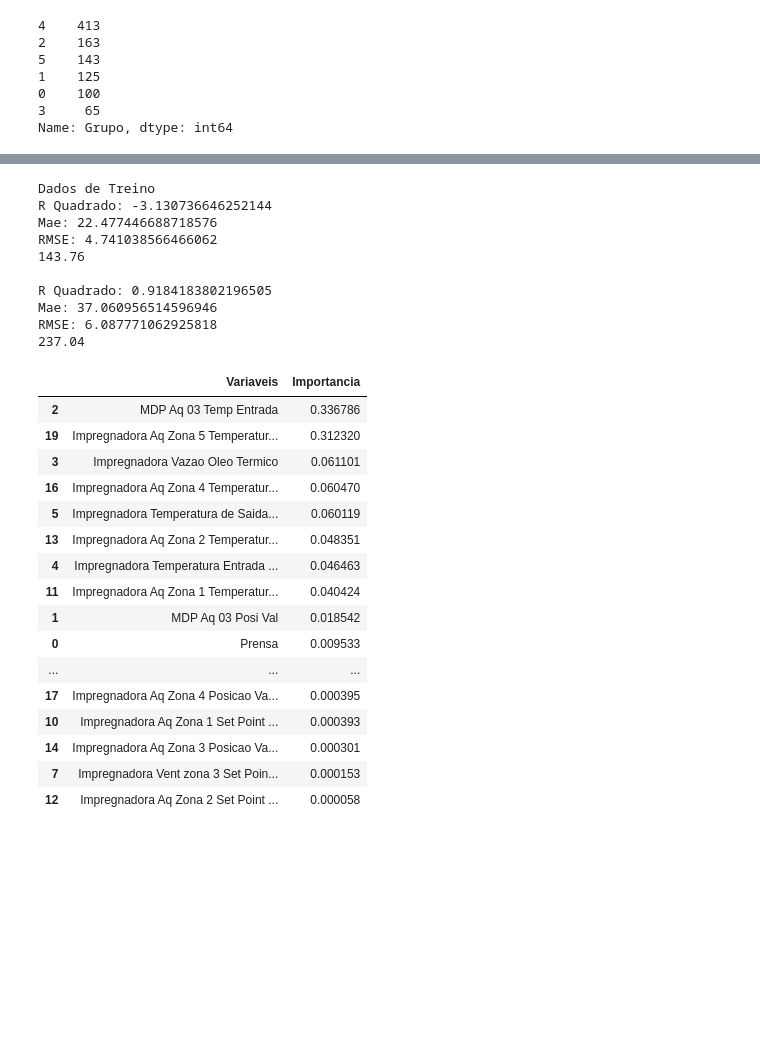
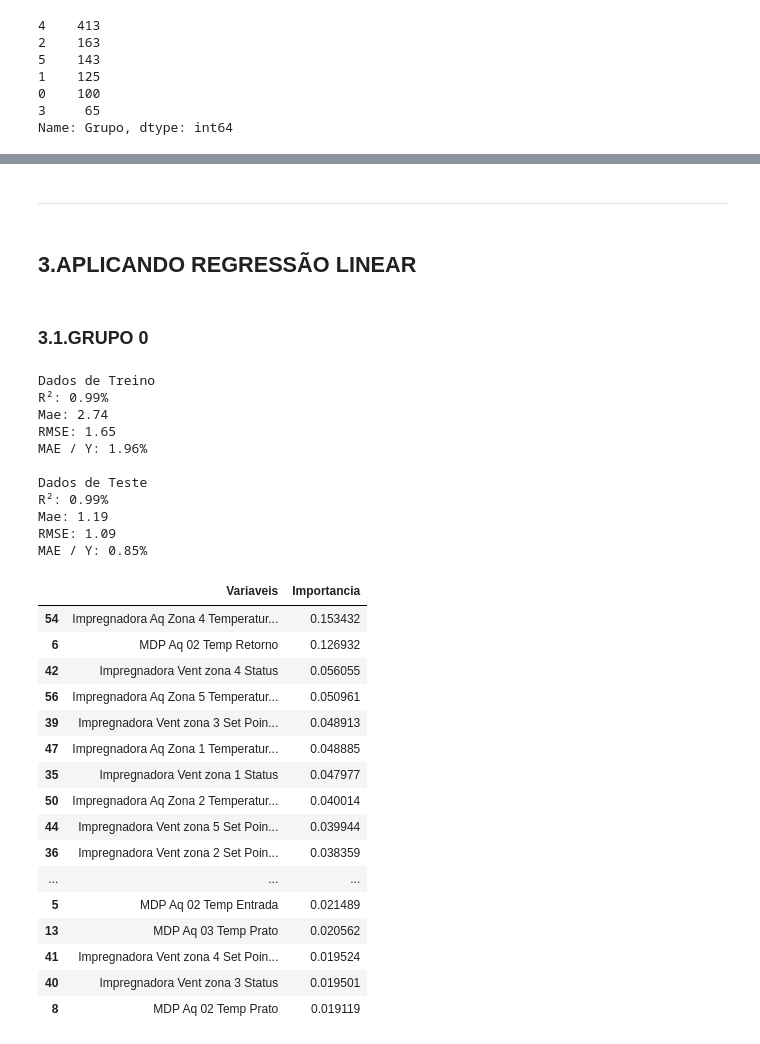
Before and after one commit to j2evaldo/impregnadora, a Jupyter notebook: trampo2.ipynb, the cells around one changed output, grey strips where cells are left out. Drawn from its saved outputs; the diff is of its cells as text; code cells hidden in the pictures; blank space fills up the shorter version.

```diff
--- a/trampo2.ipynb
+++ b/trampo2.ipynb
@@ -437,31 +222,4 @@ RMSE: 1.1451958331433878
-# %%
-grupo5 = df4.query('Grupo == 5')
-regressao(grupo5)
-# %% [output]
-Dados de Treino
-R Quadrado: -3.130736646252144
-Mae: 22.477446688718576
-RMSE: 4.741038566466062
-143.76
-
-R Quadrado: 0.9184183802196505
-Mae: 37.060956514596946
-RMSE: 6.087771062925818
-237.04
-|  | Variaveis | Importancia |
-| 2 | MDP Aq 03 Temp Entrada | 0.336786 |
-| 19 | Impregnadora Aq Zona 5 Temperatur... | 0.312320 |
-| 3 | Impregnadora Vazao Oleo Termico | 0.061101 |
-| 16 | Impregnadora Aq Zona 4 Temperatur... | 0.060470 |
-| 5 | Impregnadora Temperatura de Saida... | 0.060119 |
-| 13 | Impregnadora Aq Zona 2 Temperatur... | 0.048351 |
-| 4 | Impregnadora Temperatura Entrada ... | 0.046463 |
-| 11 | Impregnadora Aq Zona 1 Temperatur... | 0.040424 |
-| 1 | MDP Aq 03 Posi Val | 0.018542 |
-| 0 | Prensa | 0.009533 |
-| ... | ... | ... |
-| 17 | Impregnadora Aq Zona 4 Posicao Va... | 0.000395 |
-| 10 | Impregnadora Aq Zona 1 Set Point ... | 0.000393 |
-| 14 | Impregnadora Aq Zona 3 Posicao Va... | 0.000301 |
-| 7 | Impregnadora Vent zona 3 Set Poin... | 0.000153 |
-| 12 | Impregnadora Aq Zona 2 Set Point ... | 0.000058 |
+# %% [markdown]
+---
+# %% [markdown]
+## **3.APLICANDO REGRESSÃO LINEAR**
@@ -467,0 +280,33 @@ RMSE: 6.087771062925818
+# %% [markdown]
+### **3.1.GRUPO 0**
+# %%
+g0 = regressao(df4.query('Grupo == 0'))
+# %% [output]
+Dados de Treino
+R²: 0.99%
+Mae: 2.74
+RMSE: 1.65
+MAE / Y: 1.96%
+
+Dados de Teste
+R²: 0.99%
+Mae: 1.19
+RMSE: 1.09
+MAE / Y: 0.85%
+|  | Variaveis | Importancia |
+| 54 | Impregnadora Aq Zona 4 Temperatur... | 0.153432 |
+| 6 | MDP Aq 02 Temp Retorno | 0.126932 |
+| 42 | Impregnadora Vent zona 4 Status | 0.056055 |
+| 56 | Impregnadora Aq Zona 5 Temperatur... | 0.050961 |
+| 39 | Impregnadora Vent zona 3 Set Poin... | 0.048913 |
+| 47 | Impregnadora Aq Zona 1 Temperatur... | 0.048885 |
+| 35 | Impregnadora Vent zona 1 Status | 0.047977 |
+| 50 | Impregnadora Aq Zona 2 Temperatur... | 0.040014 |
+| 44 | Impregnadora Vent zona 5 Set Poin... | 0.039944 |
+| 36 | Impregnadora Vent zona 2 Set Poin... | 0.038359 |
+| ... | ... | ... |
+| 5 | MDP Aq 02 Temp Entrada | 0.021489 |
+| 13 | MDP Aq 03 Temp Prato | 0.020562 |
+| 41 | Impregnadora Vent zona 4 Set Poin... | 0.019524 |
+| 40 | Impregnadora Vent zona 3 Status | 0.019501 |
+| 8 | MDP Aq 02 Temp Prato | 0.019119 |
```
Also changed, not shown: parts of 35 cells of this notebook.
